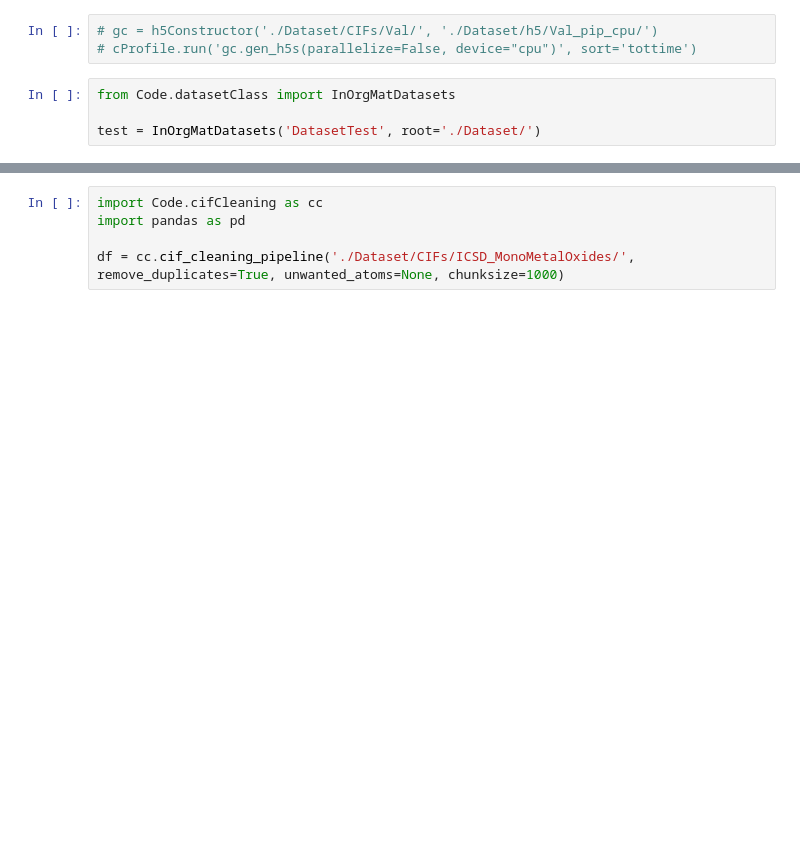
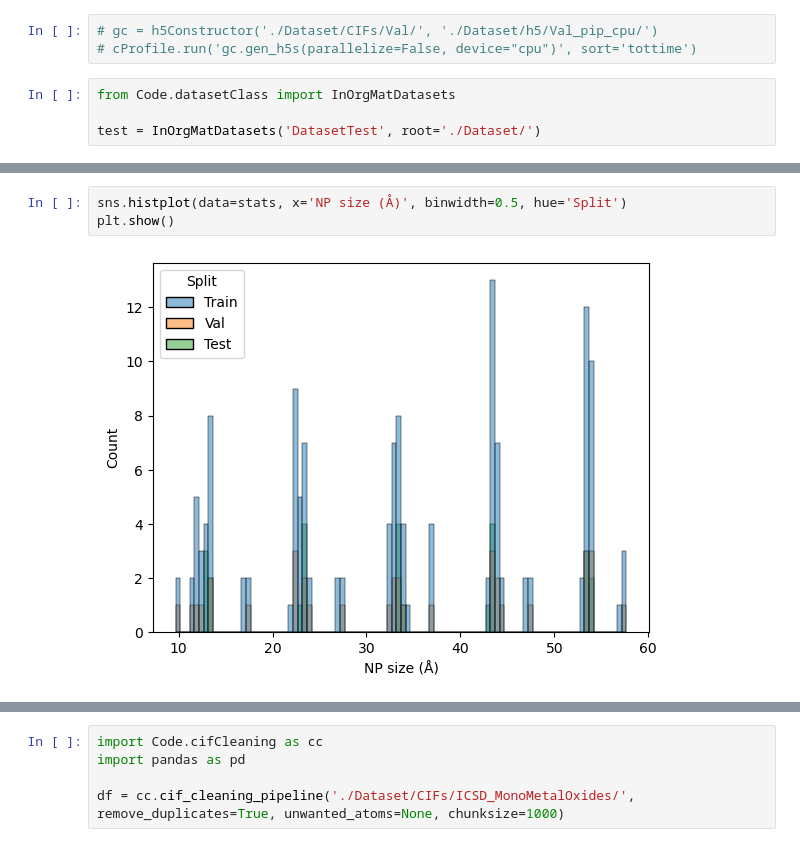
Before and after one commit to UlrikFriisJensen/CHILI, a Jupyter notebook: functionTesting.ipynb, the cells around one changed output, grey strips where cells are left out. Cells and saved outputs as stored; diff of their text form; blank space fills up the shorter version.

```diff
--- a/functionTesting.ipynb
+++ b/functionTesting.ipynb
@@ -108,0 +120,5 @@ test.get_statistics(return_dataframe=True)
+# %%
+sns.histplot(data=stats, x='NP size (Å)', binwidth=0.5, hue='Split')
+plt.show()
+# %% [output]
+[figure, added]
```
Also changed, not shown: parts of 9 cells of this notebook, 1 other file.
